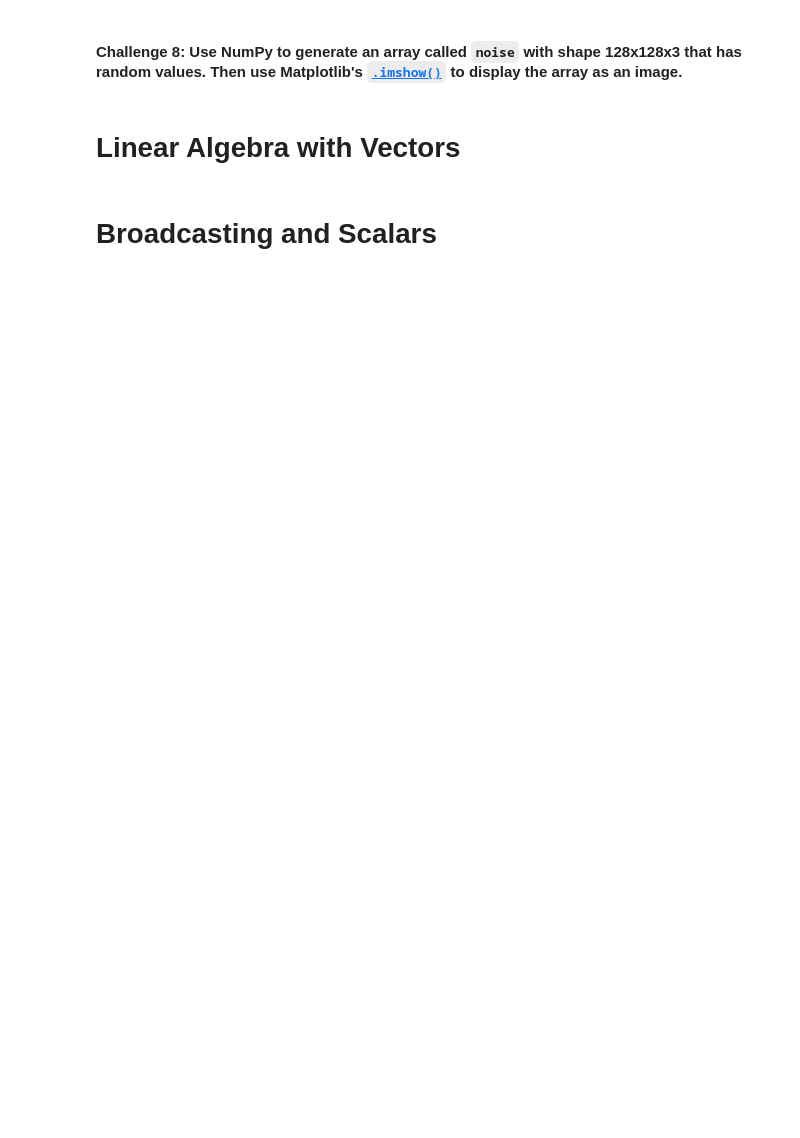
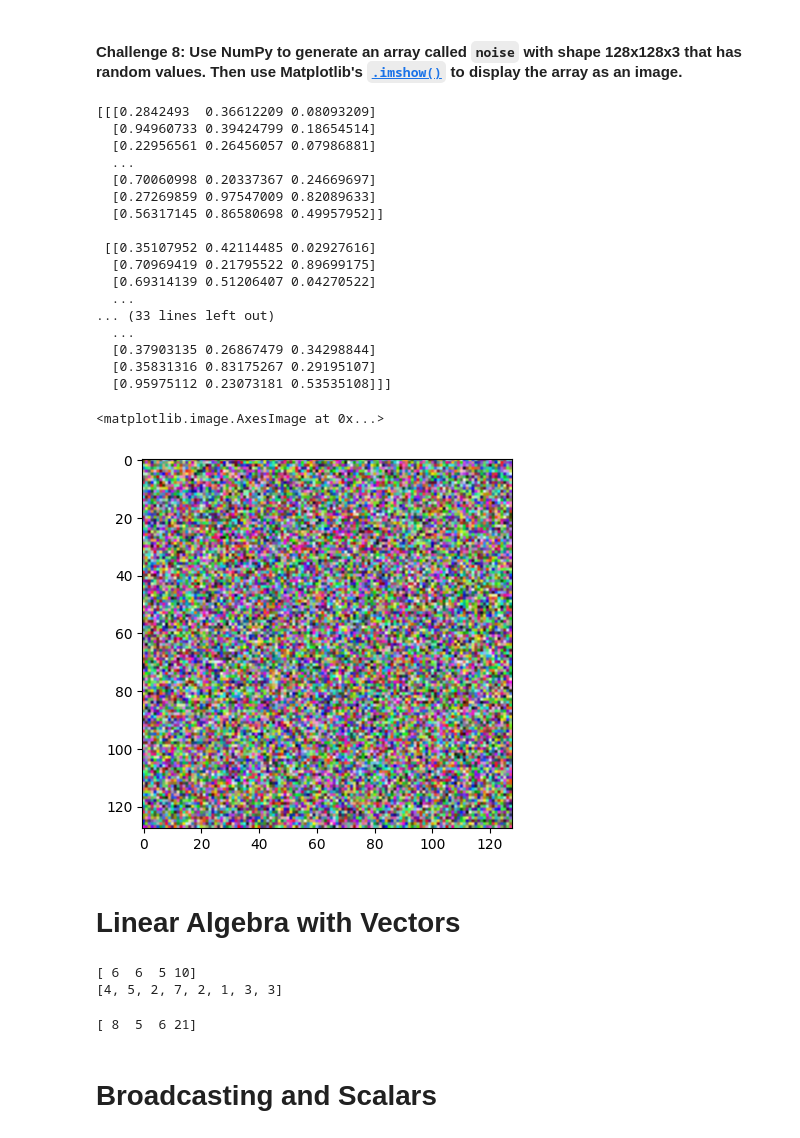
Before and after one commit to davibelo/python-pro-bootcamp-2021, a Jupyter notebook: 07-projects-DataScience/06-ComputationWithNumpy/Computation_with_NumPy_and_N_Dimensional_Arrays_(start).ipynb, the cells around one changed output. Cells and saved outputs as stored; diff of their text form; code cells hidden in the pictures; blank space fills up the shorter version.

```diff
--- a/07-projects-DataScience/06-ComputationWithNumpy/Computation_with_NumPy_and_N_Dimensional_Arrays_(start).ipynb
+++ b/07-projects-DataScience/06-ComputationWithNumpy/Computation_with_NumPy_and_N_Dimensional_Arrays_(start).ipynb
@@ -127,5 +208,29 @@ Hint: Use the [`.random()` function](https://numpy.org/doc/stable/reference/rand
 # %% [markdown]
 #### **Challenge 8**: Use NumPy to generate an array called `noise` with shape 128x128x3 that has random values. Then use Matplotlib's [`.imshow()`](https://matplotlib.org/3.1.1/api/_as_gen/matplotlib.pyplot.imshow.html) to display the array as an image.
+# %%
+noise = np.random.rand(128,128,3)
+print(noise)
+plt.imshow(noise)
+# %% [output]
+[[[0.2842493  0.36612209 0.08093209]
+  [0.94960733 0.39424799 0.18654514]
+  [0.22956561 0.26456057 0.07986881]
+  ...
+  [0.70060998 0.20337367 0.24669697]
+  [0.27269859 0.97547009 0.82089633]
+  [0.56317145 0.86580698 0.49957952]]
+
+ [[0.35107952 0.42114485 0.02927616]
+  [0.70969419 0.21795522 0.89699175]
+  [0.69314139 0.51206407 0.04270522]
+  ...
+... (33 lines left out)
+  ...
+  [0.37903135 0.26867479 0.34298844]
+  [0.35831316 0.83175267 0.29195107]
+  [0.95975112 0.23073181 0.53535108]]]
+<matplotlib.image.AxesImage at 0x...>
+[figure, added]
 # %% [markdown]
 # Linear Algebra with Vectors
 # %%
@@ -135,5 +240,15 @@ v2 = np.array([2, 1, 3, 3])
 # Python Lists vs ndarrays
 list1 = [4, 5, 2, 7]
 list2 = [2, 1, 3, 3]
+# %%
+print(v1 + v2)
+print(list1 + list2)
+# %% [output]
+[ 6  6  5 10]
+[4, 5, 2, 7, 2, 1, 3, 3]
+# %%
+print(v1*v2)
+# %% [output]
+[ 8  5  6 21]
 # %% [markdown]
 # Broadcasting and Scalars
```
Also changed, not shown: parts of 26 cells of this notebook.
